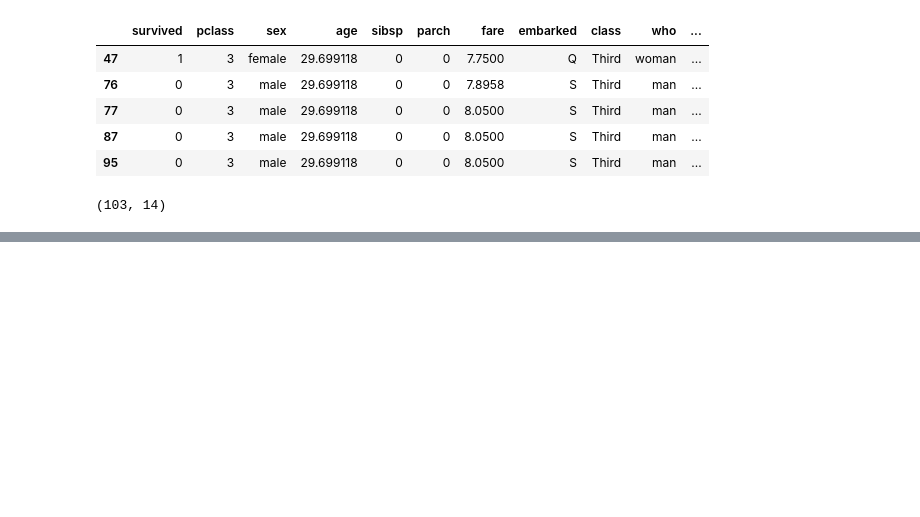
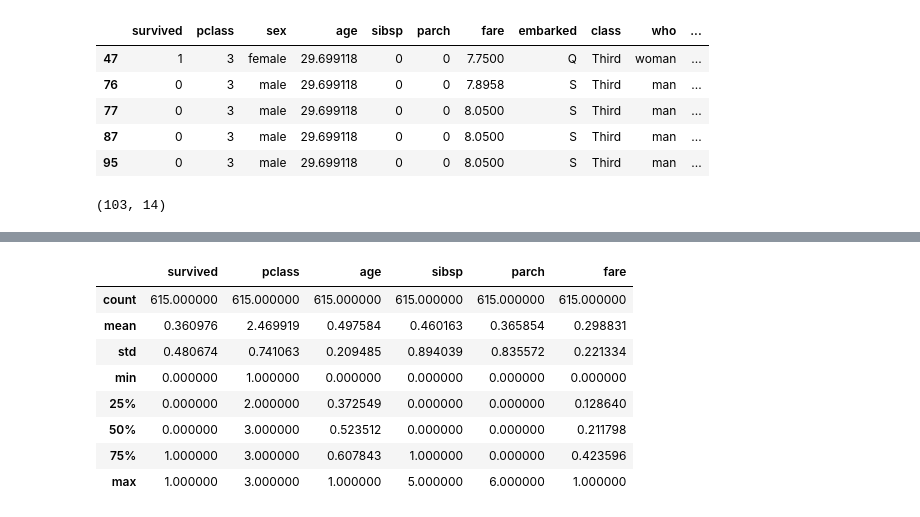
Before and after one commit to Afzalfaizi/python-ka-chilla, a Jupyter notebook: Data Wrangling/data_wrangling_technics.ipynb, the cells around one changed output, grey strips where cells are left out. Drawn from its saved outputs; the diff is of its cells as text; code cells hidden in the pictures; blank space fills up the shorter version.

```diff
--- a/Data Wrangling/data_wrangling_technics.ipynb
+++ b/Data Wrangling/data_wrangling_technics.ipynb
@@ -163,0 +208,12 @@ df.shape
+# %%
+df.describe()
+# %% [output]
+|  | survived | pclass | age | sibsp | parch | fare |
+| count | 615.000000 | 615.000000 | 615.000000 | 615.000000 | 615.000000 | 615.000000 |
+| mean | 0.360976 | 2.469919 | 0.497584 | 0.460163 | 0.365854 | 0.298831 |
+| std | 0.480674 | 0.741063 | 0.209485 | 0.894039 | 0.835572 | 0.221334 |
+| min | 0.000000 | 1.000000 | 0.000000 | 0.000000 | 0.000000 | 0.000000 |
+| 25% | 0.000000 | 2.000000 | 0.372549 | 0.000000 | 0.000000 | 0.128640 |
+| 50% | 0.000000 | 3.000000 | 0.523512 | 0.000000 | 0.000000 | 0.211798 |
+| 75% | 1.000000 | 3.000000 | 0.607843 | 1.000000 | 0.000000 | 0.423596 |
+| max | 1.000000 | 3.000000 | 1.000000 | 5.000000 | 6.000000 | 1.000000 |
```
Also changed, not shown: parts of 4 cells of this notebook, 1 other file.
